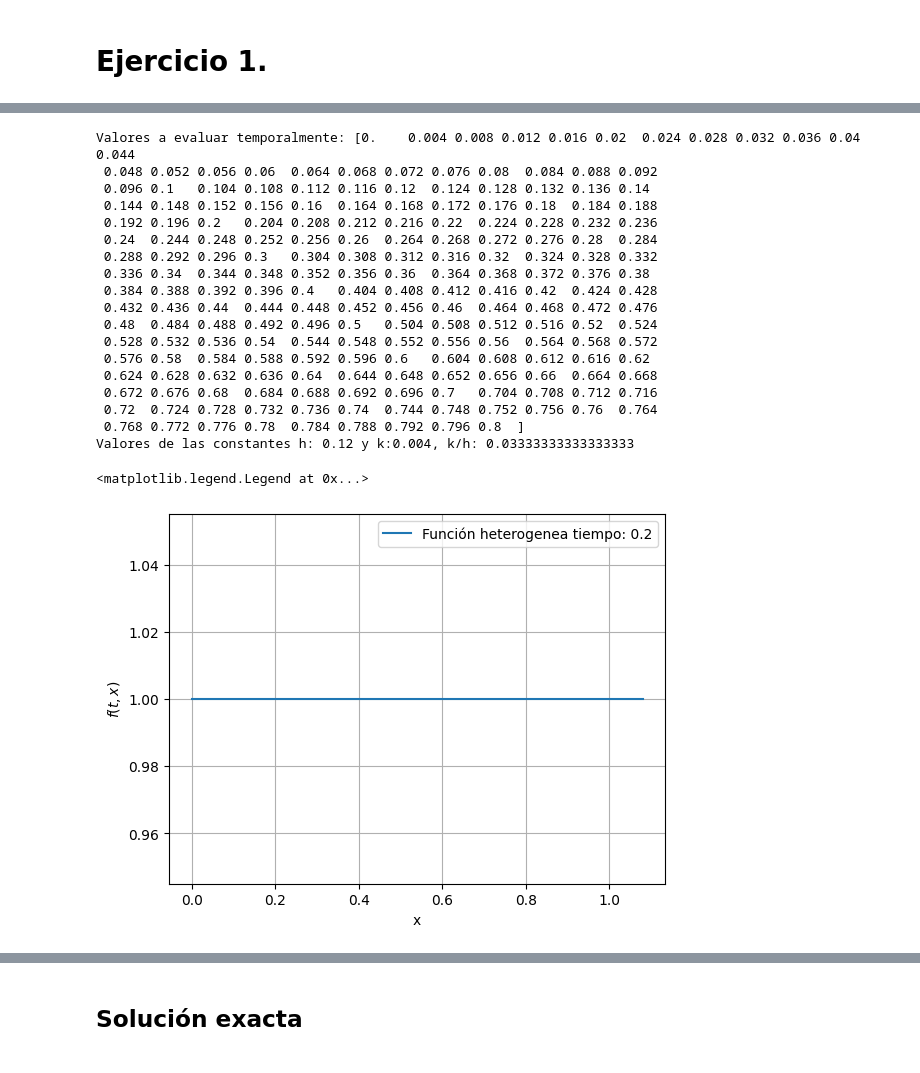
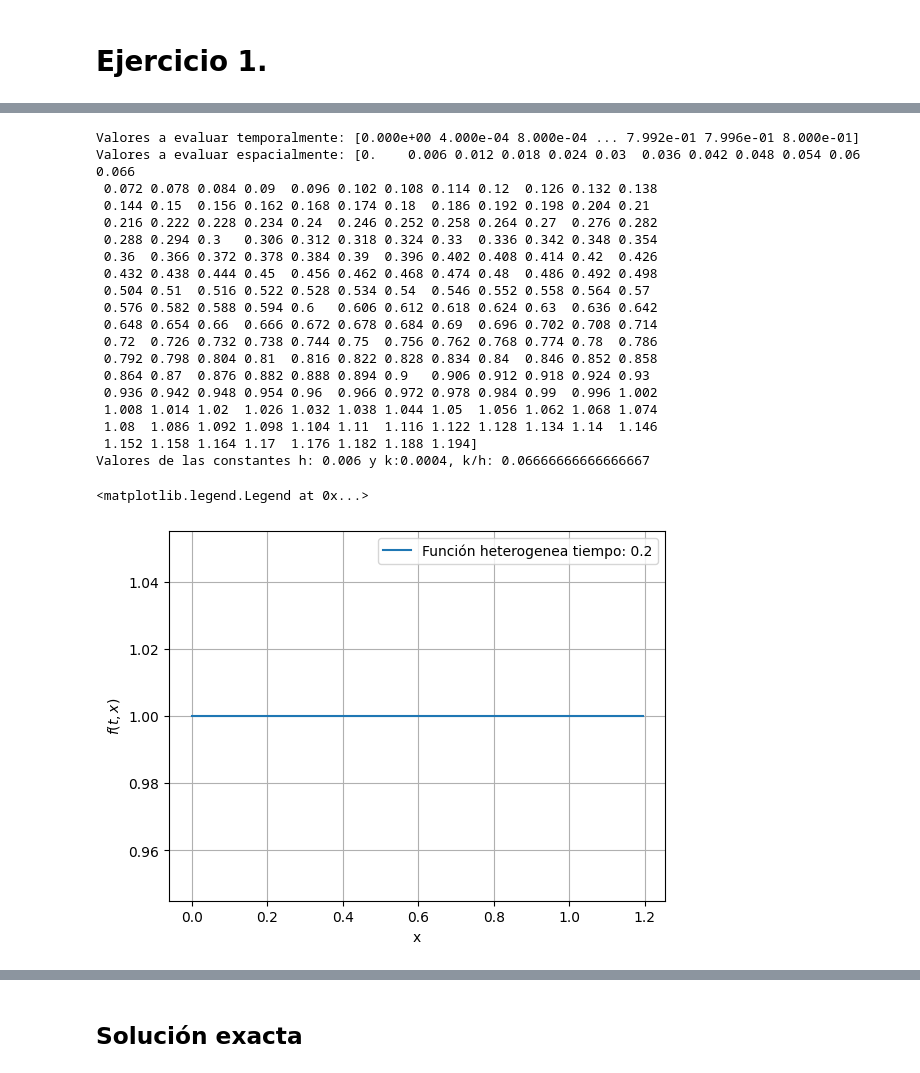
Before and after one commit to SamHuRo/solucion-numerica-de-EDP, a Jupyter notebook: Tareas/Tarea_02/Tarea_01-Samuel_Huertas.ipynb, the cells around one changed output, grey strips where cells are left out. Drawn from its saved outputs; the diff is of its cells as text; code cells hidden in the pictures.

```diff
--- a/Tareas/Tarea_02/Tarea_01-Samuel_Huertas.ipynb
+++ b/Tareas/Tarea_02/Tarea_01-Samuel_Huertas.ipynb
@@ -159,75 +188,73 @@ def animar_esquema(
 # %%
 # Variables de la parte espacial
-a = 0                                   # Limite inferior del intervalo a evaluar
-b = 1.2                                 # Limite superior del intervalo a evaluar
-M = 10                                 # Número de divisiones de la parte espacial
+a = 0  # Limite inferior del intervalo a evaluar
+b = 1.2  # Limite superior del intervalo a evaluar
+M = 200  # Número de divisiones de la parte espacial
 
-h = (b - a) / M                         # Tamaño de paso: h = (b-a)/M
+h = (b - a) / M  # Tamaño de paso: h = (b-a)/M
 
 # Variables de la parte temporal
-T = 0.8                                 # Limite superior del intervalo temporal
-N  = 200                                  # Número de divisones de la parte temporal
+T = 0.8  # Limite superior del intervalo temporal
+N = 2000  # Número de divisones de la parte temporal
 
-k = T / N                               # Tamaño de paso: k = T/N
+k = T / N  # Tamaño de paso: k = T/N
 
 variable_temporal = np.arange(0, T + k, k)
 variable_espacial = np.arange(a, b, h)
 
-t_comparación = [0.2, 0.4, 0.6, 0.8]    # Valores de tiempo para realizar comparación
+t_comparación = [0.2, 0.4, 0.6, 0.8]  # Valores de tiempo para realizar comparación
 
-alpha = 1/2                             # Constante que acompaña a la derivada espacial
+alpha = 1 / 2  # Constante que acompaña a la derivada espacial
 
 print(f"Valores a evaluar temporalmente: {variable_temporal}")
-print(f"Valores de las constantes h: {h} y k:{k}, k/h: {k/h}")
+print(f"Valores a evaluar espacialmente: {variable_espacial}")
+print(f"Valores de las constantes h: {h} y k:{k}, k/h: {k / h}")
 # %% [output]
-Valores a evaluar temporalmente: [0.    0.004 0.008 0.012 0.016 0.02  0.024 0.028 0.032 0.036 0.04  0.044
- 0.048 0.052 0.056 0.06  0.064 0.068 0.072 0.076 0.08  0.084 0.088 0.092
- 0.096 0.1   0.104 0.108 0.112 0.116 0.12  0.124 0.128 0.132 0.136 0.14
- 0.144 0.148 0.152 0.156 0.16  0.164 0.168 0.172 0.176 0.18  0.184 0.188
- 0.192 0.196 0.2   0.204 0.208 0.212 0.216 0.22  0.224 0.228 0.232 0.236
- 0.24  0.244 0.248 0.252 0.256 0.26  0.264 0.268 0.272 0.276 0.28  0.284
- 0.288 0.292 0.296 0.3   0.304 0.308 0.312 0.316 0.32  0.324 0.328 0.332
- 0.336 0.34  0.344 0.348 0.352 0.356 0.36  0.364 0.368 0.372 0.376 0.38
- 0.384 0.388 0.392 0.396 0.4   0.404 0.408 0.412 0.416 0.42  0.424 0.428
- 0.432 0.436 0.44  0.444 0.448 0.452 0.456 0.46  0.464 0.468 0.472 0.476
- 0.48  0.484 0.488 0.492 0.496 0.5   0.504 0.508 0.512 0.516 0.52  0.524
- 0.528 0.532 0.536 0.54  0.544 0.548 0.552 0.556 0.56  0.564 0.568 0.572
- 0.576 0.58  0.584 0.588 0.592 0.596 0.6   0.604 0.608 0.612 0.616 0.62
- 0.624 0.628 0.632 0.636 0.64  0.644 0.648 0.652 0.656 0.66  0.664 0.668
- 0.672 0.676 0.68  0.684 0.688 0.692 0.696 0.7   0.704 0.708 0.712 0.716
- 0.72  0.724 0.728 0.732 0.736 0.74  0.744 0.748 0.752 0.756 0.76  0.764
- 0.768 0.772 0.776 0.78  0.784 0.788 0.792 0.796 0.8  ]
-Valores de las constantes h: 0.12 y k:0.004, k/h: 0.03333333333333333
+Valores a evaluar temporalmente: [0.000e+00 4.000e-04 8.000e-04 ... 7.992e-01 7.996e-01 8.000e-01]
+Valores a evaluar espacialmente: [0.    0.006 0.012 0.018 0.024 0.03  0.036 0.042 0.048 0.054 0.06  0.066
+ 0.072 0.078 0.084 0.09  0.096 0.102 0.108 0.114 0.12  0.126 0.132 0.138
+ 0.144 0.15  0.156 0.162 0.168 0.174 0.18  0.186 0.192 0.198 0.204 0.21
+ 0.216 0.222 0.228 0.234 0.24  0.246 0.252 0.258 0.264 0.27  0.276 0.282
+ 0.288 0.294 0.3   0.306 0.312 0.318 0.324 0.33  0.336 0.342 0.348 0.354
+ 0.36  0.366 0.372 0.378 0.384 0.39  0.396 0.402 0.408 0.414 0.42  0.426
+ 0.432 0.438 0.444 0.45  0.456 0.462 0.468 0.474 0.48  0.486 0.492 0.498
+ 0.504 0.51  0.516 0.522 0.528 0.534 0.54  0.546 0.552 0.558 0.564 0.57
+ 0.576 0.582 0.588 0.594 0.6   0.606 0.612 0.618 0.624 0.63  0.636 0.642
+ 0.648 0.654 0.66  0.666 0.672 0.678 0.684 0.69  0.696 0.702 0.708 0.714
+ 0.72  0.726 0.732 0.738 0.744 0.75  0.756 0.762 0.768 0.774 0.78  0.786
+ 0.792 0.798 0.804 0.81  0.816 0.822 0.828 0.834 0.84  0.846 0.852 0.858
+ 0.864 0.87  0.876 0.882 0.888 0.894 0.9   0.906 0.912 0.918 0.924 0.93
+ 0.936 0.942 0.948 0.954 0.96  0.966 0.972 0.978 0.984 0.99  0.996 1.002
+ 1.008 1.014 1.02  1.026 1.032 1.038 1.044 1.05  1.056 1.062 1.068 1.074
+ 1.08  1.086 1.092 1.098 1.104 1.11  1.116 1.122 1.128 1.134 1.14  1.146
+ 1.152 1.158 1.164 1.17  1.176 1.182 1.188 1.194]
+Valores de las constantes h: 0.006 y k:0.0004, k/h: 0.06666666666666667
 # %%
 # Función f(t,x)
 def funcion_heterogenea(
-        x,
-        t,
+    x,
+    t,
 ):
     """
     Función heterogenea de la Ecuación Diferencial Parcial.
     t : float o np.ndarray
     x : float o np.ndarray
     """
     t = np.array(t)
     x = np.array(x)
 
-    return np.piecewise(
-        x,
-        [x < 0,
-         (x >= 0)],
-        [0, 1]
-    )
+    return np.piecewise(x, [x < 0, (x >= 0)], [0, 1])
+
 
 f = funcion_heterogenea(variable_espacial, 0.2)
 plt.plot(variable_espacial, f, label=f"Función heterogenea tiempo: {0.2}")
 plt.xlabel("x")
 plt.ylabel("$f(t, x)$")
 plt.grid(True)
 plt.legend()
 # %% [output]
 <matplotlib.legend.Legend at 0x...>
-[figure, old version]
+[figure, new version]
 # %%
 # --- Condición inicial u(0,x) = 0 ---
 def condicion_inicial(
```
Also changed, not shown: parts of 29 cells of this notebook, 3 other files.
